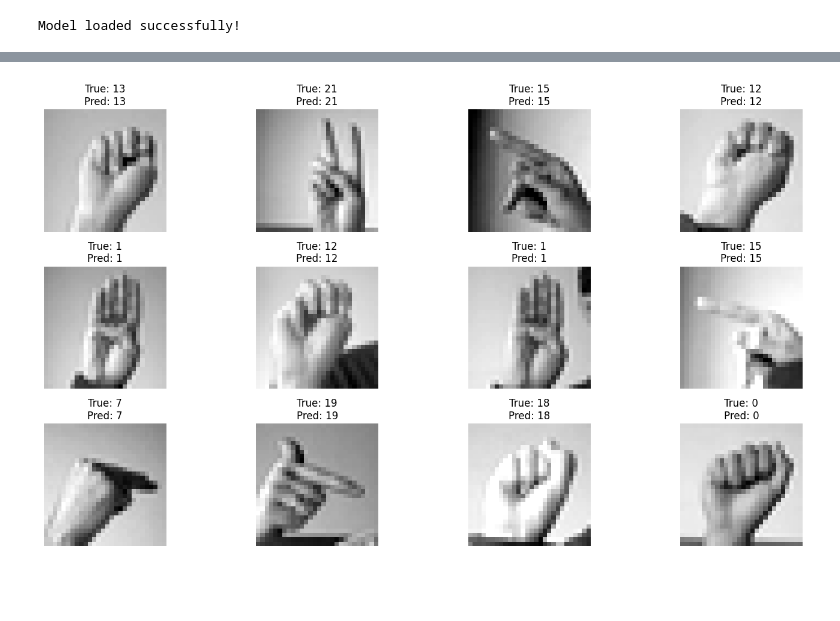
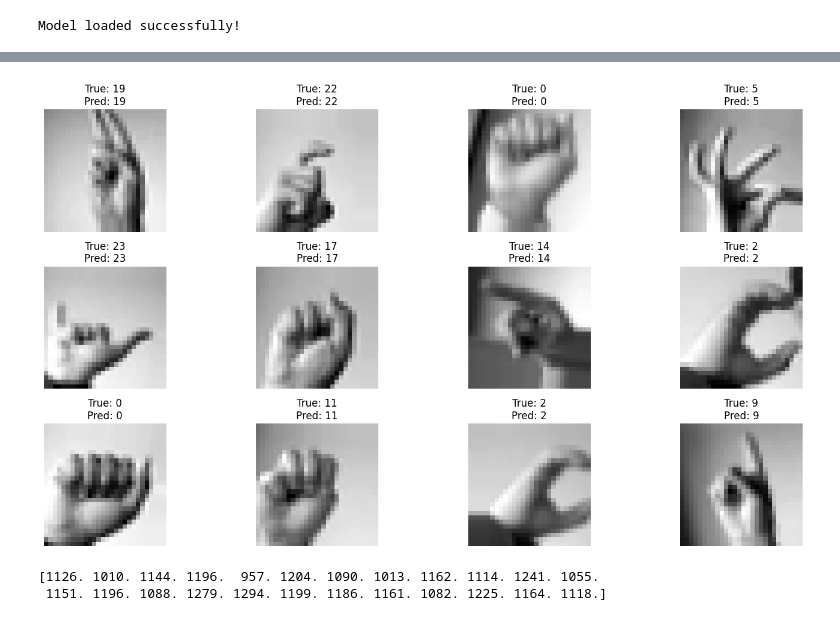
Before and after one commit to TimBjorkegren/sign-language-mnist, a Jupyter notebook: keras.ipynb, the cells around one changed output, grey strips where cells are left out. Saved outputs shown, nothing was run; the diff lists cells and outputs as text; code cells hidden in the pictures; blank space fills up the shorter version.

Commit message:
Model updates and refactoring

```diff
--- a/keras.ipynb
+++ b/keras.ipynb
@@ -49,7 +61,7 @@ X_test = X_test / 255
 X_train = X_train.to_numpy().reshape(-1, 28, 28, 1)
 X_test = X_test.to_numpy().reshape(-1, 28, 28, 1)
 # %%
-num_classes = 25
+num_classes = 24
 y_train = to_categorical(y_train, num_classes)
 y_test = to_categorical(y_test, num_classes)
 
@@ -129,12 +156,31 @@ reduce_lr = ReduceLROnPlateau(
 )
 
 callbacks = [early_stopping, reduce_lr]
+# %%
+batch_size = 32
+epochs = 30
+
+
+# Data Augmentation
+datagen = ImageDataGenerator(
+    featurewise_center=False,
+    samplewise_center=False,
+    featurewise_std_normalization=False,
+    samplewise_std_normalization=False,
+    zca_whitening=False,
+    horizontal_flip=False,
+    vertical_flip=False,
+    rotation_range=15,
+    zoom_range=0.09,
+    width_shift_range=0.14,
+    height_shift_range=0.14,
+    brightness_range = (0.8, 1.00),
+    rescale = 1 / 255)
+
+train_flow = datagen.flow(X_train, y_train, batch_size = batch_size)
 # %%
-batch_size = 32
-epochs = 50
-
 history = model.fit(
-    X_train, y_train,
+    train_flow,
     epochs=epochs,
     validation_data=(X_test, y_test),
     callbacks=callbacks,
@@ -229,17 +277,21 @@ print("Model loaded successfully!")
 # %% [output]
 Model loaded successfully!
 # %%
-# Convert one-hot labels to class indices
-y_true_classes = np.argmax(y_test, axis=1)
-y_pred_classes = np.argmax(model.predict(X_test), axis=1)
+# Get a batch of augmented images and labels from the generator
+images, labels = next(train_flow)
 
-# Choose 12 random indices from the test set
-indices = random.sample(range(len(X_test)), 12)
+# Get model predictions for this batch
+preds = model.predict(images)
+y_pred_classes = np.argmax(preds, axis=1)
+y_true_classes = np.argmax(labels, axis=1)
+
+# Choose 12 random indices from the batch
+indices = random.sample(range(len(images)), 12)
 
 plt.figure(figsize=(15, 8))
 for i, idx in enumerate(indices):
     plt.subplot(3, 4, i+1)
-    plt.imshow(X_test[idx].reshape(28, 28), cmap='gray')
+    plt.imshow(images[idx].reshape(28, 28), cmap='gray')
     plt.axis('off')
     plt.title(f"True: {y_true_classes[idx]}\nPred: {y_pred_classes[idx]}")
 plt.tight_layout()
@@ -249 +301,6 @@ plt.show()
-[figure, old version]
+[figure, new version]
+# %%
+print(y_train.sum(axis=0))
+# %% [output]
+[1126. 1010. 1144. 1196.  957. 1204. 1090. 1013. 1162. 1114. 1241. 1055.
+ 1151. 1196. 1088. 1279. 1294. 1199. 1186. 1161. 1082. 1225. 1164. 1118.]
```
Also changed, not shown: parts of 10 cells of this notebook.
